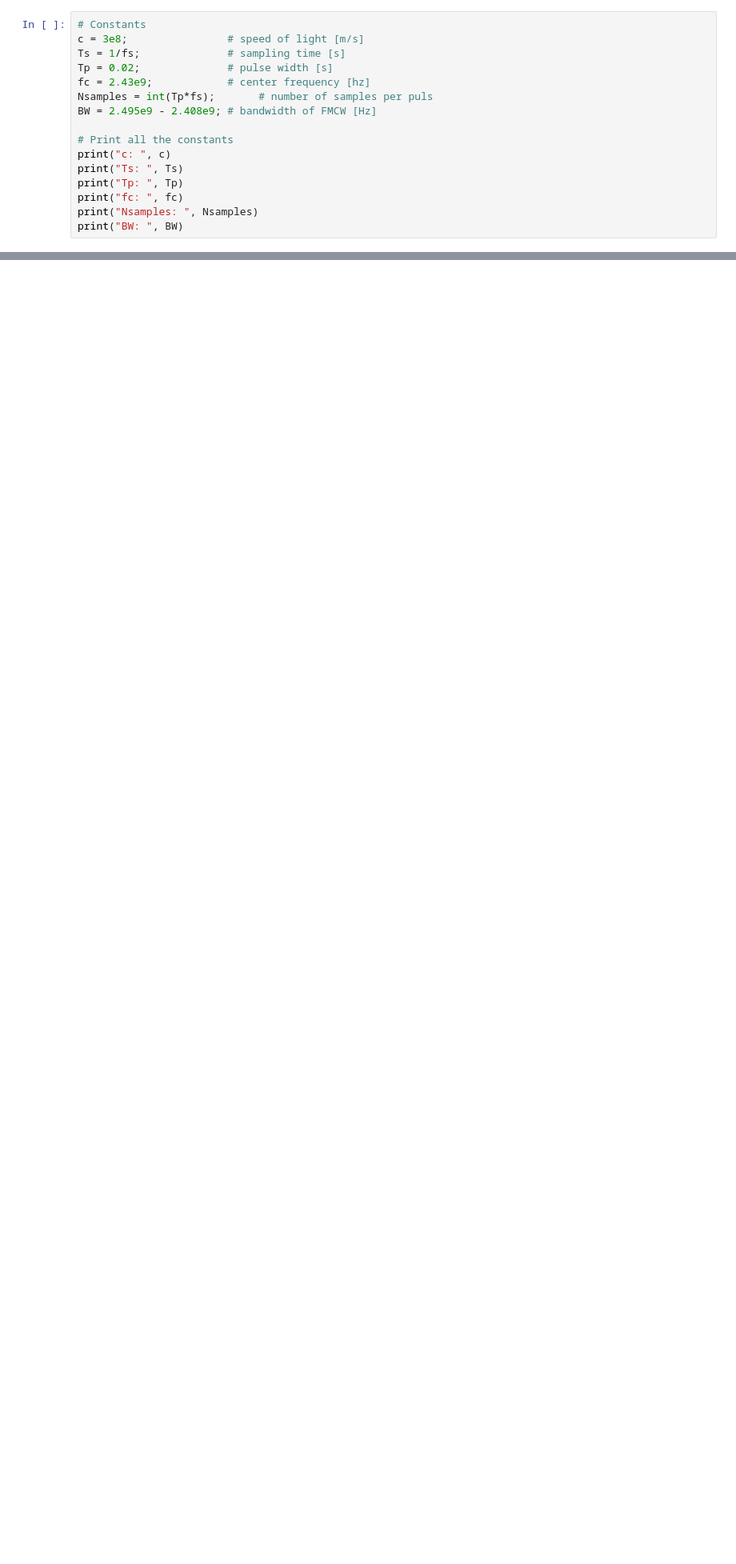
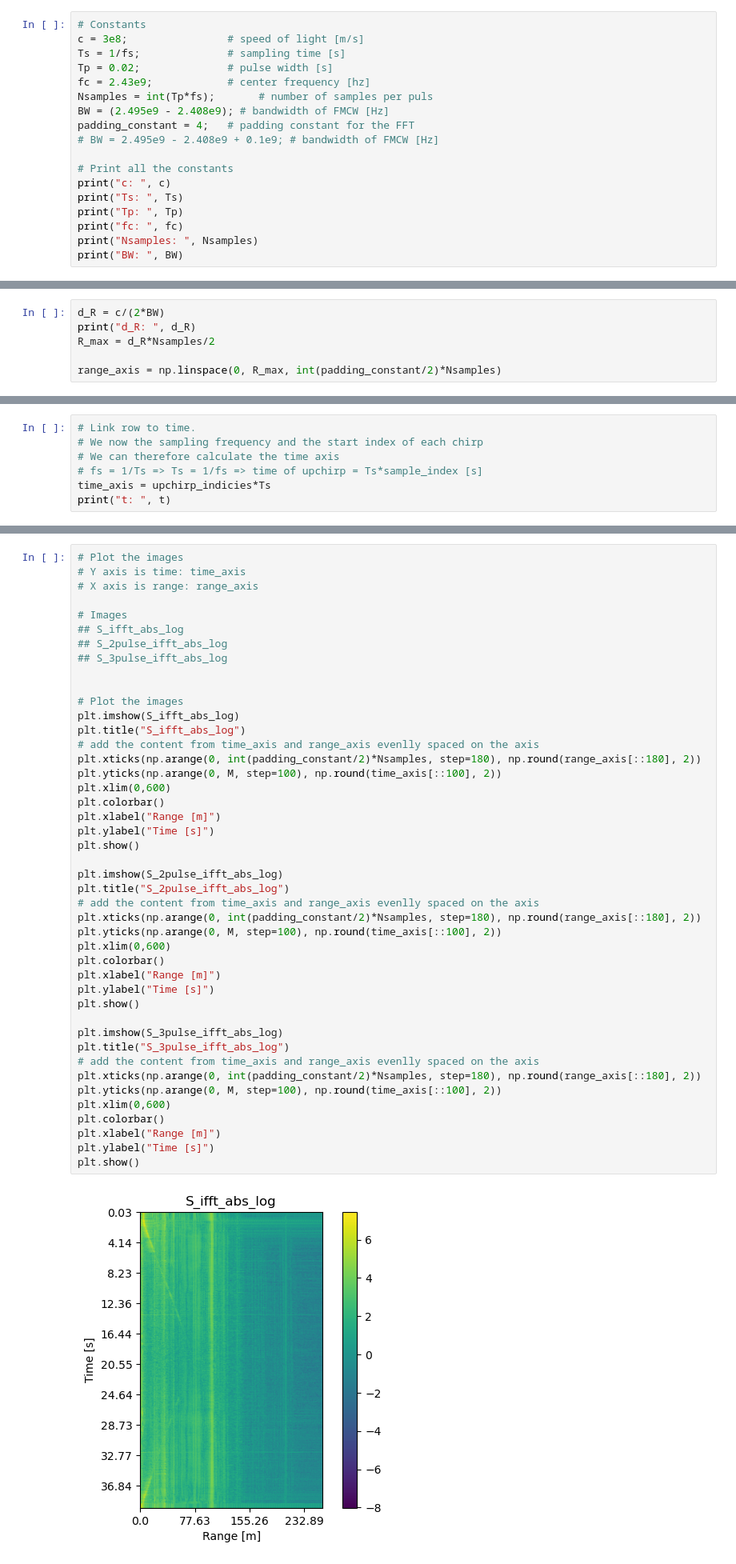
Before and after one commit to casper9429-kth/EK2370, a Jupyter notebook: notebook/sub_group_2.ipynb, the cells around one changed output, grey strips where cells are left out. Shown at 80% size. Drawn from its saved outputs; the diff is of its cells as text; blank space fills up the shorter version.

```diff
--- a/notebook/sub_group_2.ipynb
+++ b/notebook/sub_group_2.ipynb
@@ -41,7 +41,9 @@ Ts = 1/fs;              # sampling time [s]
 Tp = 0.02;              # pulse width [s]
 fc = 2.43e9;            # center frequency [hz]
 Nsamples = int(Tp*fs);       # number of samples per puls
-BW = 2.495e9 - 2.408e9; # bandwidth of FMCW [Hz]
+BW = (2.495e9 - 2.408e9); # bandwidth of FMCW [Hz]
+padding_constant = 4;   # padding constant for the FFT
+# BW = 2.495e9 - 2.408e9 + 0.1e9; # bandwidth of FMCW [Hz]
 
 # Print all the constants
 print("c: ", c)
@@ -221,0 +234,6 @@ plt.show()
+# %%
+d_R = c/(2*BW)
+print("d_R: ", d_R)
+R_max = d_R*Nsamples/2
+
+range_axis = np.linspace(0, R_max, int(padding_constant/2)*Nsamples)
@@ -221,0 +242,7 @@ plt.show()
+# %%
+# Link row to time.
+# We now the sampling frequency and the start index of each chirp
+# We can therefore calculate the time axis
+# fs = 1/Ts => Ts = 1/fs => time of upchirp = Ts*sample_index [s]
+time_axis = upchirp_indicies*Ts
+print("t: ", t)
@@ -221,0 +267,46 @@ plt.show()
+# %%
+# Plot the images
+# Y axis is time: time_axis
+# X axis is range: range_axis
+
+# Images
+## S_ifft_abs_log
+## S_2pulse_ifft_abs_log
+## S_3pulse_ifft_abs_log
+
+
+# Plot the images
+plt.imshow(S_ifft_abs_log)
+plt.title("S_ifft_abs_log")
+# add the content from time_axis and range_axis evenlly spaced on the axis
+plt.xticks(np.arange(0, int(padding_constant/2)*Nsamples, step=180), np.round(range_axis[::180], 2))
+plt.yticks(np.arange(0, M, step=100), np.round(time_axis[::100], 2))
+plt.xlim(0,600)
+plt.colorbar()
+plt.xlabel("Range [m]")
+plt.ylabel("Time [s]")
+plt.show()
+
+plt.imshow(S_2pulse_ifft_abs_log)
+plt.title("S_2pulse_ifft_abs_log")
+# add the content from time_axis and range_axis evenlly spaced on the axis
+plt.xticks(np.arange(0, int(padding_constant/2)*Nsamples, step=180), np.round(range_axis[::180], 2))
+plt.yticks(np.arange(0, M, step=100), np.round(time_axis[::100], 2))
+plt.xlim(0,600)
+plt.colorbar()
+plt.xlabel("Range [m]")
+plt.ylabel("Time [s]")
+plt.show()
+
+plt.imshow(S_3pulse_ifft_abs_log)
+plt.title("S_3pulse_ifft_abs_log")
+# add the content from time_axis and range_axis evenlly spaced on the axis
+plt.xticks(np.arange(0, int(padding_constant/2)*Nsamples, step=180), np.round(range_axis[::180], 2))
+plt.yticks(np.arange(0, M, step=100), np.round(time_axis[::100], 2))
+plt.xlim(0,600)
+plt.colorbar()
+plt.xlabel("Range [m]")
+plt.ylabel("Time [s]")
+plt.show()
+# %% [output]
+[figure, added]
```
Also changed, not shown: parts of 10 cells of this notebook, 16 other files.
